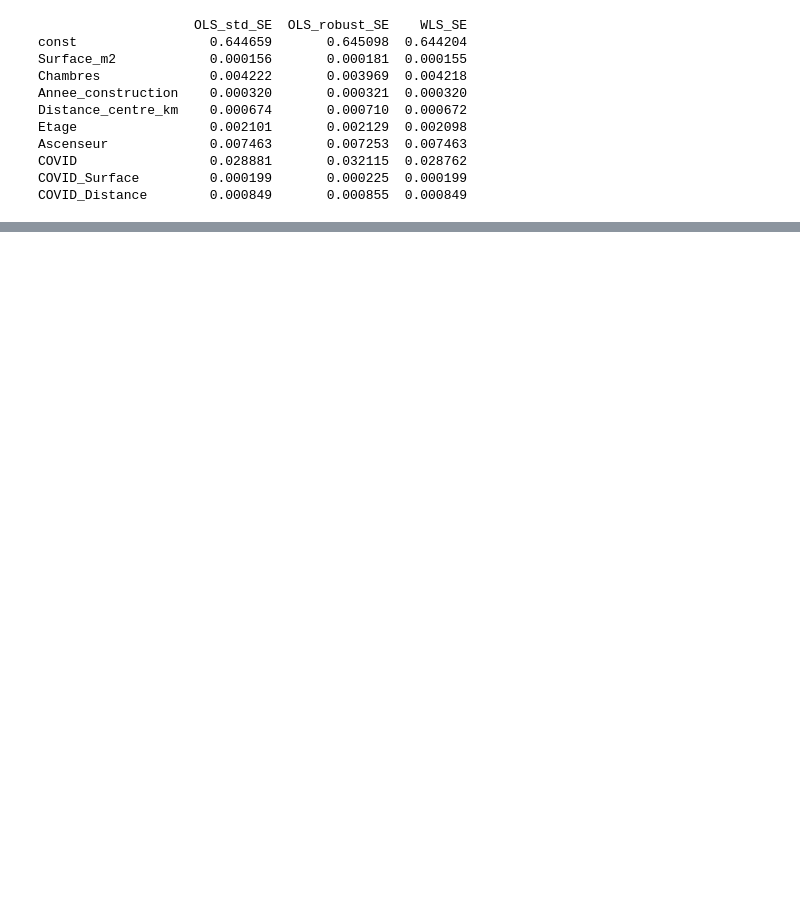
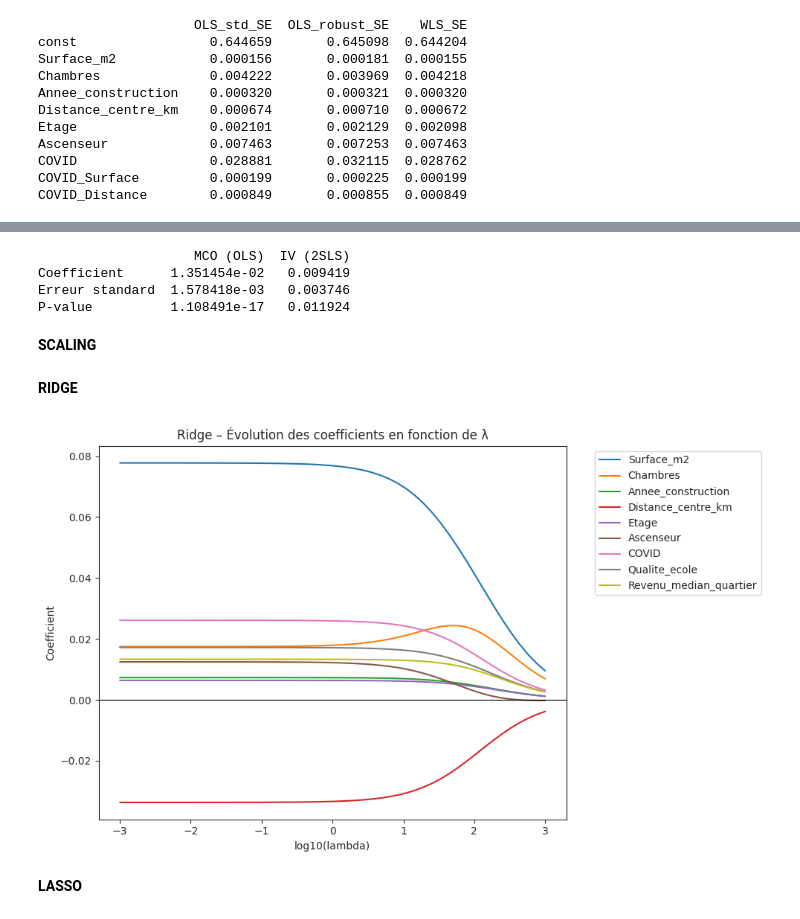
Before and after one commit to andrealoy/ImmoModel, a Jupyter notebook: applied_econometrics_housing_prices.ipynb, the cells around one changed output, grey strips where cells are left out. Drawn from its saved outputs; the diff is of its cells as text; code cells hidden in the pictures; blank space fills up the shorter version.

```diff
--- a/applied_econometrics_housing_prices.ipynb
+++ b/applied_econometrics_housing_prices.ipynb
@@ -629,0 +710,26 @@ bg_results
+# %%
+comparison_table = pd.DataFrame({
+    "MCO (OLS)": [
+        ols_model.params["Qualite_ecole"],
+        ols_model.bse["Qualite_ecole"],
+        ols_model.pvalues["Qualite_ecole"]
+    ],
+    "IV (2SLS)": [
+        iv_model.params["Qualite_ecole"],
+        iv_model.std_errors["Qualite_ecole"],
+        iv_model.pvalues["Qualite_ecole"]
+    ]
+}, index=[
+    "Coefficient",
+    "Erreur standard",
+    "P-value"
+])
+
+print(comparison_table)
+# %% [output]
+                    MCO (OLS)  IV (2SLS)
+Coefficient      1.351454e-02   0.009419
+Erreur standard  1.578418e-03   0.003746
+P-value          1.108491e-17   0.011924
+# %% [markdown]
+**SCALING**
@@ -629,0 +751,38 @@ bg_results
+# %% [markdown]
+**RIDGE**
+# %%
+from sklearn.linear_model import Ridge
+
+lambdas = np.logspace(-3, 3, 50)
+ridge_coefs = []
+
+for l in lambdas:
+    ridge = Ridge(alpha=l)
+    ridge.fit(X_train_std, y_train)
+    ridge_coefs.append(ridge.coef_)
+
+ridge_coefs = pd.DataFrame(
+    ridge_coefs, columns=X.columns, index=lambdas
+)
+# %%
+plt.figure(figsize=(10, 6))
+
+for col in ridge_coefs.columns:
+    plt.plot(
+        np.log10(ridge_coefs.index),
+        ridge_coefs[col],
+        label=col
+    )
+
+plt.axhline(0, color="black", linewidth=0.8)
+plt.xlabel("log10(lambda)")
+plt.ylabel("Coefficient")
+plt.title("Ridge – Évolution des coefficients en fonction de λ")
+plt.legend(bbox_to_anchor=(1.05, 1), loc="upper left")
+plt.tight_layout()
+plt.savefig("ridge_coefficients.png", dpi=300, bbox_inches="tight")
+plt.show()
+# %% [output]
+[figure, added]
+# %% [markdown]
+**LASSO**
```
Also changed, not shown: parts of 34 cells of this notebook, 3 other files.
